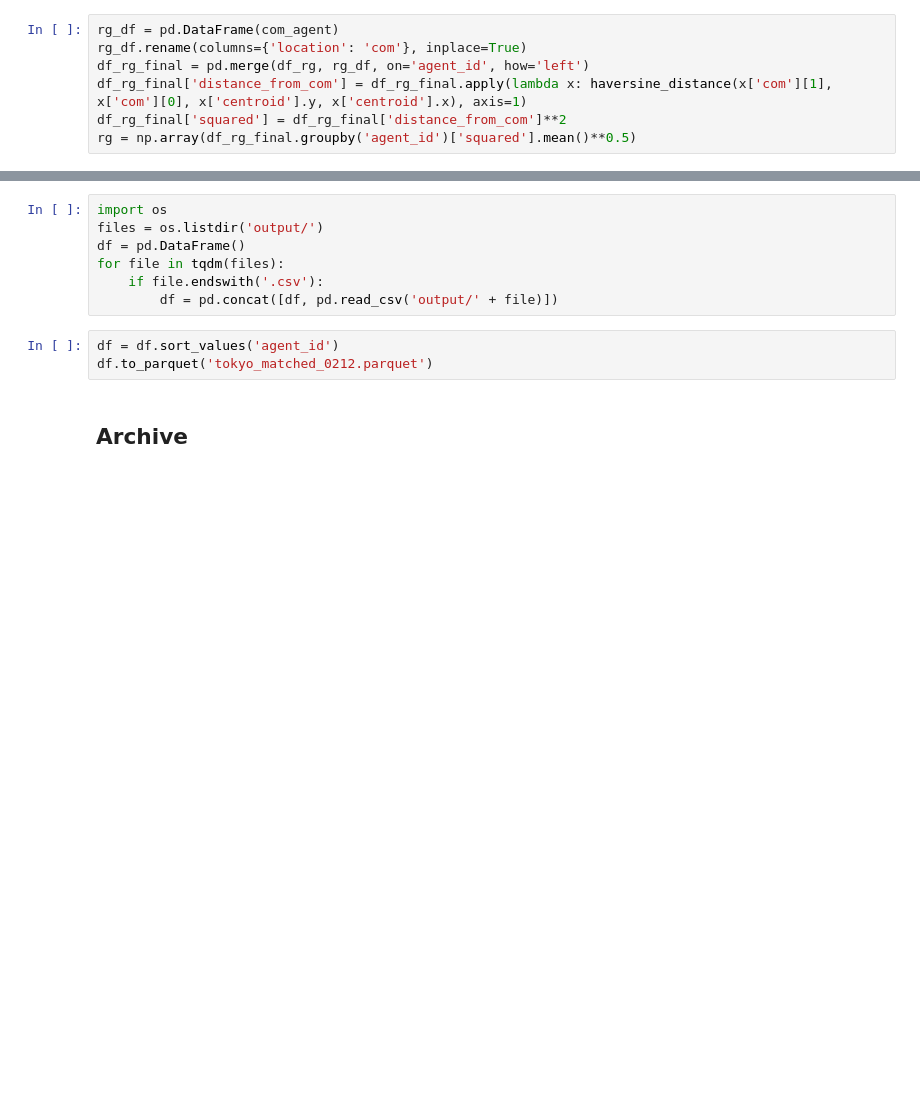
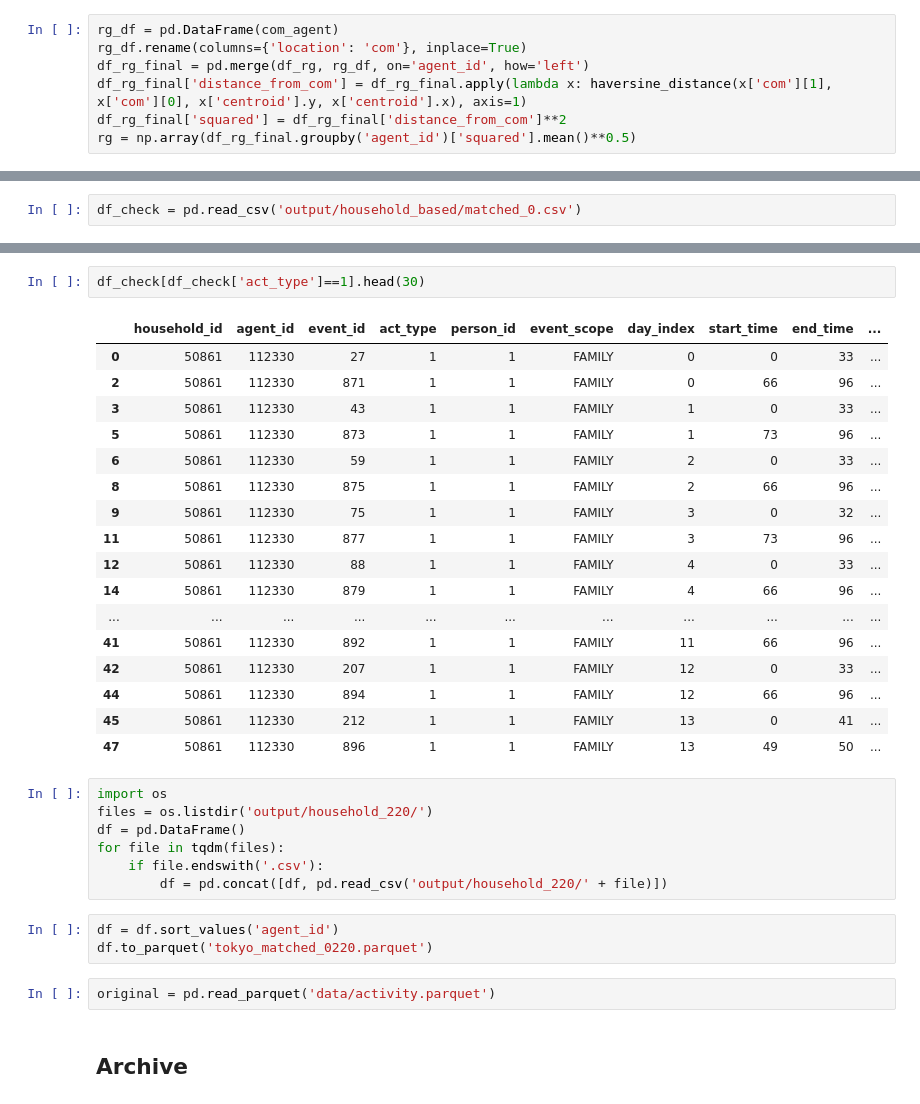
Before and after one commit to caoalbert/TAZ, a Jupyter notebook: model.ipynb, the cells around one changed output, grey strips where cells are left out. Drawn from its saved outputs; the diff is of its cells as text; blank space fills up the shorter version.

```diff
--- a/model.ipynb
+++ b/model.ipynb
@@ -545,0 +524,2 @@ df
+# %%
+df_check = pd.read_csv('output/household_based/matched_0.csv')
@@ -546,13 +539,35 @@ df
+# %%
+df_check[df_check['act_type']==1].head(30)
+# %% [output]
+|  | household_id | agent_id | event_id | act_type | person_id | event_scope | day_index | start_time | end_time | ... |
+| 0 | 50861 | 112330 | 27 | 1 | 1 | FAMILY | 0 | 0 | 33 | ... |
+| 2 | 50861 | 112330 | 871 | 1 | 1 | FAMILY | 0 | 66 | 96 | ... |
+| 3 | 50861 | 112330 | 43 | 1 | 1 | FAMILY | 1 | 0 | 33 | ... |
+| 5 | 50861 | 112330 | 873 | 1 | 1 | FAMILY | 1 | 73 | 96 | ... |
+| 6 | 50861 | 112330 | 59 | 1 | 1 | FAMILY | 2 | 0 | 33 | ... |
+| 8 | 50861 | 112330 | 875 | 1 | 1 | FAMILY | 2 | 66 | 96 | ... |
+| 9 | 50861 | 112330 | 75 | 1 | 1 | FAMILY | 3 | 0 | 32 | ... |
+| 11 | 50861 | 112330 | 877 | 1 | 1 | FAMILY | 3 | 73 | 96 | ... |
+| 12 | 50861 | 112330 | 88 | 1 | 1 | FAMILY | 4 | 0 | 33 | ... |
+| 14 | 50861 | 112330 | 879 | 1 | 1 | FAMILY | 4 | 66 | 96 | ... |
+| ... | ... | ... | ... | ... | ... | ... | ... | ... | ... | ... |
+| 41 | 50861 | 112330 | 892 | 1 | 1 | FAMILY | 11 | 66 | 96 | ... |
+| 42 | 50861 | 112330 | 207 | 1 | 1 | FAMILY | 12 | 0 | 33 | ... |
+| 44 | 50861 | 112330 | 894 | 1 | 1 | FAMILY | 12 | 66 | 96 | ... |
+| 45 | 50861 | 112330 | 212 | 1 | 1 | FAMILY | 13 | 0 | 41 | ... |
+| 47 | 50861 | 112330 | 896 | 1 | 1 | FAMILY | 13 | 49 | 50 | ... |
 # %%
 import os
-files = os.listdir('output/')
+files = os.listdir('output/household_220/')
 df = pd.DataFrame()
 for file in tqdm(files):
     if file.endswith('.csv'):
-        df = pd.concat([df, pd.read_csv('output/' + file)])
+        df = pd.concat([df, pd.read_csv('output/household_220/' + file)])
 # %%
 df = df.sort_values('agent_id')
-df.to_parquet('tokyo_matched_0212.parquet')
+df.to_parquet('tokyo_matched_0220.parquet')
+# %%
+original = pd.read_parquet('data/activity.parquet')
 # %% [markdown]
 ## Archive
 # %%
```
Also changed, not shown: parts of 36 cells of this notebook, 4 other files.
